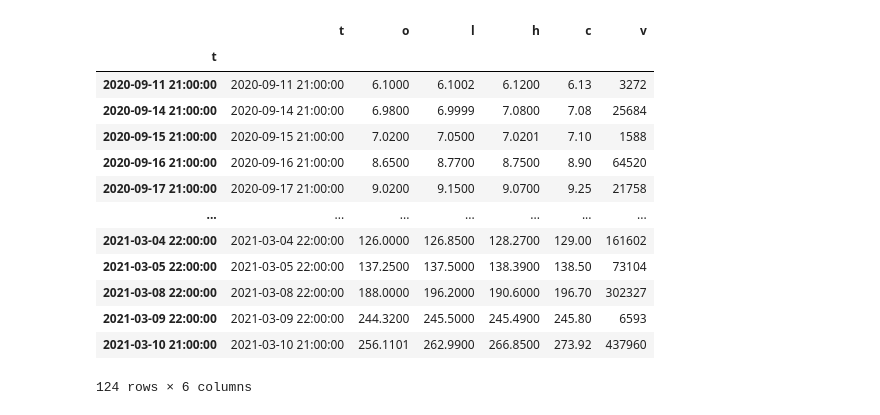
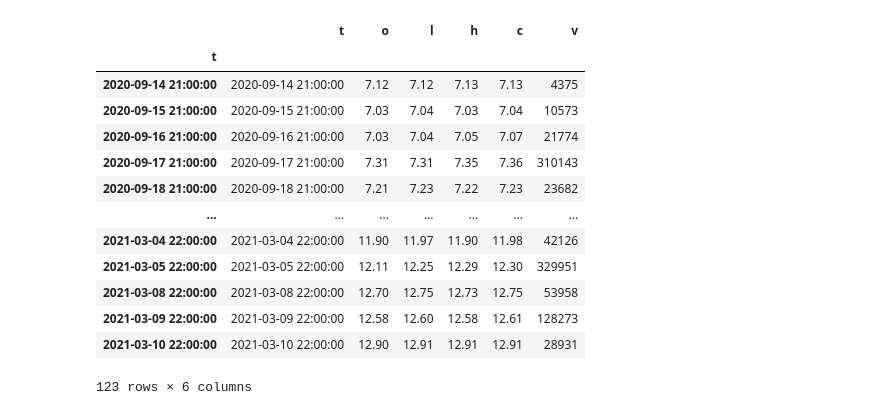
Before and after one commit to tgittos/money-printer-server, a Jupyter notebook: notebooks/oscillators.ipynb, the cells around one changed output. Drawn from its saved outputs; the diff is of its cells as text; code cells hidden in the pictures.

```diff
--- a/notebooks/oscillators.ipynb
+++ b/notebooks/oscillators.ipynb
@@ -7,29 +7,29 @@ from lib.finnhub.data import FinnhubData as finnhub
 from lib.oscillators import macd_over_period, stochastic_over_period
 from lib.charts import chart
 # %%
-ticker = 'GME'
+ticker = 'F'
 
 fh = finnhub()
 data = fh.get_historical_data(ticker, fh.get_daily_closings, days = 180)
 
 data.index = data['t']
 data.sort_index()
 data.drop_duplicates()
 # %% [output]
 |  | t | o | l | h | c | v |
 | t |  |  |  |  |  |  |
-| 2020-09-11 21:00:00 | 2020-09-11 21:00:00 | 6.1000 | 6.1002 | 6.1200 | 6.13 | 3272 |
-| 2020-09-14 21:00:00 | 2020-09-14 21:00:00 | 6.9800 | 6.9999 | 7.0800 | 7.08 | 25684 |
-| 2020-09-15 21:00:00 | 2020-09-15 21:00:00 | 7.0200 | 7.0500 | 7.0201 | 7.10 | 1588 |
-| 2020-09-16 21:00:00 | 2020-09-16 21:00:00 | 8.6500 | 8.7700 | 8.7500 | 8.90 | 64520 |
-| 2020-09-17 21:00:00 | 2020-09-17 21:00:00 | 9.0200 | 9.1500 | 9.0700 | 9.25 | 21758 |
+| 2020-09-14 21:00:00 | 2020-09-14 21:00:00 | 7.12 | 7.12 | 7.13 | 7.13 | 4375 |
+| 2020-09-15 21:00:00 | 2020-09-15 21:00:00 | 7.03 | 7.04 | 7.03 | 7.04 | 10573 |
+| 2020-09-16 21:00:00 | 2020-09-16 21:00:00 | 7.03 | 7.04 | 7.05 | 7.07 | 21774 |
+| 2020-09-17 21:00:00 | 2020-09-17 21:00:00 | 7.31 | 7.31 | 7.35 | 7.36 | 310143 |
+| 2020-09-18 21:00:00 | 2020-09-18 21:00:00 | 7.21 | 7.23 | 7.22 | 7.23 | 23682 |
 | ... | ... | ... | ... | ... | ... | ... |
-| 2021-03-04 22:00:00 | 2021-03-04 22:00:00 | 126.0000 | 126.8500 | 128.2700 | 129.00 | 161602 |
-| 2021-03-05 22:00:00 | 2021-03-05 22:00:00 | 137.2500 | 137.5000 | 138.3900 | 138.50 | 73104 |
-| 2021-03-08 22:00:00 | 2021-03-08 22:00:00 | 188.0000 | 196.2000 | 190.6000 | 196.70 | 302327 |
-| 2021-03-09 22:00:00 | 2021-03-09 22:00:00 | 244.3200 | 245.5000 | 245.4900 | 245.80 | 6593 |
-| 2021-03-10 21:00:00 | 2021-03-10 21:00:00 | 256.1101 | 262.9900 | 266.8500 | 273.92 | 437960 |
+| 2021-03-04 22:00:00 | 2021-03-04 22:00:00 | 11.90 | 11.97 | 11.90 | 11.98 | 42126 |
+| 2021-03-05 22:00:00 | 2021-03-05 22:00:00 | 12.11 | 12.25 | 12.29 | 12.30 | 329951 |
+| 2021-03-08 22:00:00 | 2021-03-08 22:00:00 | 12.70 | 12.75 | 12.73 | 12.75 | 53958 |
+| 2021-03-09 22:00:00 | 2021-03-09 22:00:00 | 12.58 | 12.60 | 12.58 | 12.61 | 128273 |
+| 2021-03-10 22:00:00 | 2021-03-10 22:00:00 | 12.90 | 12.91 | 12.91 | 12.91 | 28931 |
-124 rows × 6 columns
+123 rows × 6 columns
 # %%
 days = 60
 
```
Also changed, not shown: parts of 3 cells of this notebook, 19 other files.
